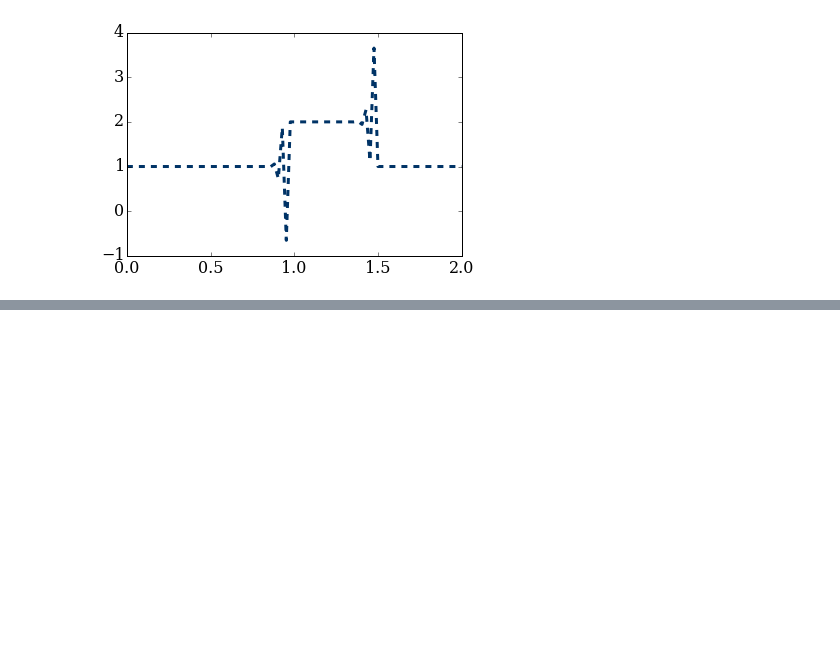
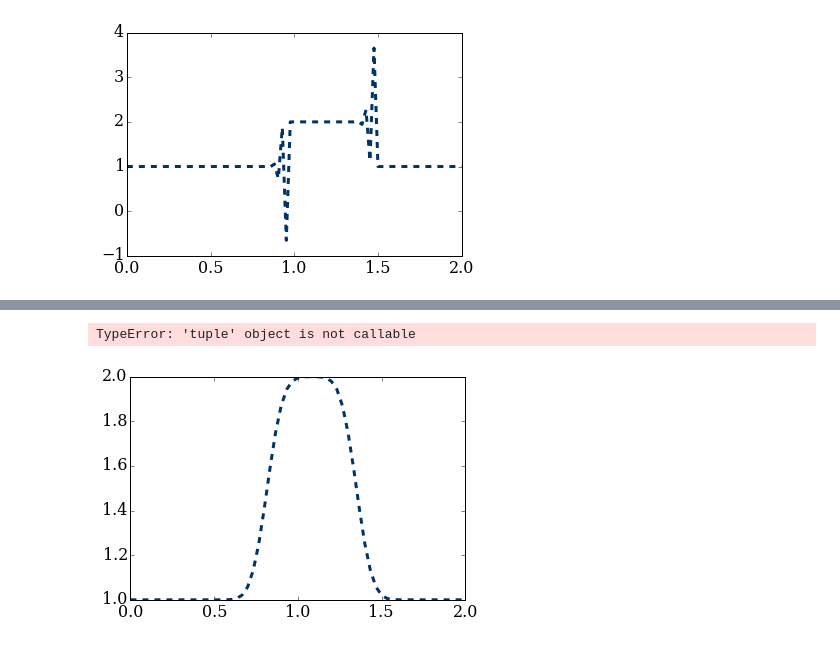
Before and after one commit to cdigangi8/working_dir, a Jupyter notebook: working/Module_2.02.ipynb, the cells around one changed output, grey strips where cells are left out. Drawn from its saved outputs; the diff is of its cells as text; code cells hidden in the pictures; blank space fills up the shorter version.

```diff
--- a/working/Module_2.02.ipynb
+++ b/working/Module_2.02.ipynb
@@ -60,0 +70,24 @@ TypeError: 'tuple' object is not callable
+# %%
+def linearconv(nx):
+    dx = 2/(nx-1)
+    nt = 20
+    c = 1
+    sigma = .5
+    x = numpy.linspace(0,2,nx)
+
+    dt = sigma*dx
+
+    u = numpy.ones(nx)
+    lbound = numpy.where(x >= 0.5)
+    ubound = numpy.where(x <= 1)
+    u[numpy.intersect1d(lbound, ubound)] = 2
+
+    un = numpy.ones(nx)
+
+    for n in range(nt):
+        un = u.copy()
+        u[1:] = un[1:] -c*dt/dx*(un[1:] -un[0:-1])
+        u[0] = 1.0
+
+    pyplot.plot(x, u, color='#003366', ls='--', lw=3)
+    pyplot.ylim(0, 2.5)
@@ -60,0 +100,5 @@ TypeError: 'tuple' object is not callable
+# %%
+linearconv(61)
+# %% [output]
+TypeError: 'tuple' object is not callable
+[figure, added]
```
Also changed, not shown: parts of 6 cells of this notebook.
